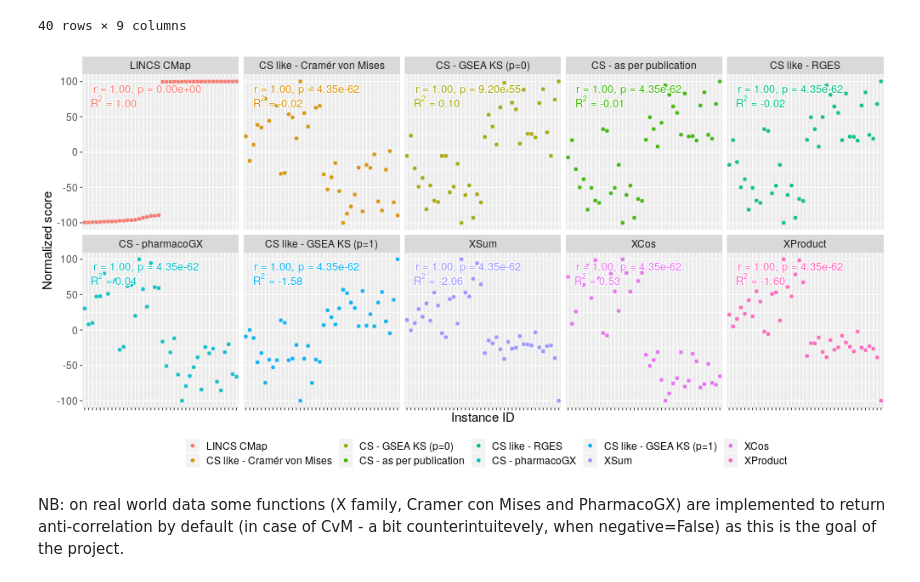
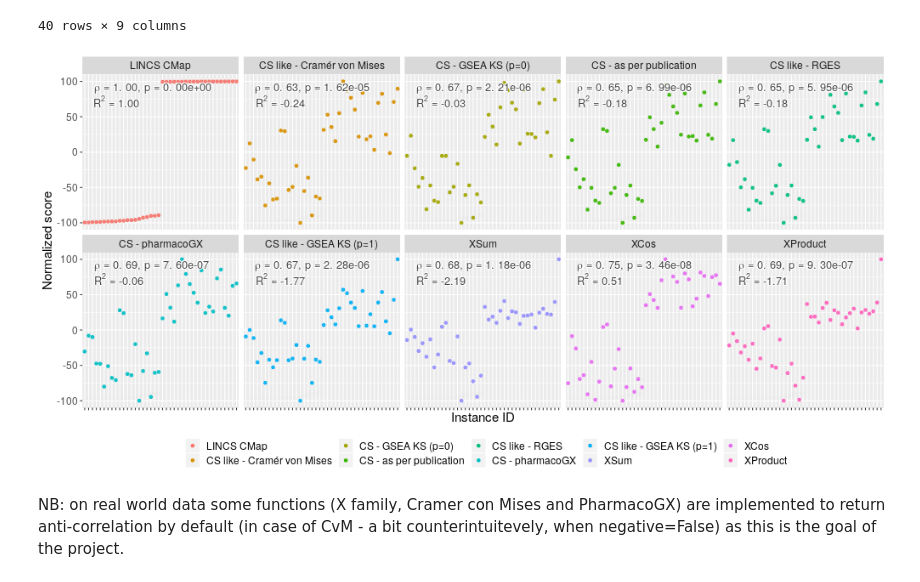
Before and after one commit to krassowski/drug-disease-profile-matching, a Jupyter notebook: notebooks/Connectivity_score_validation.ipynb, the cells around one changed output. Saved outputs shown, nothing was run; the diff lists cells and outputs as text; code cells hidden in the pictures.

Commit message:
Update the CS validation plots
fixes wrongly calculated statistics (incorrect sorting)
and poorly readable text (non-contrasting colors)

```diff
--- a/notebooks/Connectivity_score_validation.ipynb
+++ b/notebooks/Connectivity_score_validation.ipynb
@@ -237,11 +237,12 @@ from sklearn.metrics import r2_score
 from helpers import first
 
 def compare_with_reference(functions_results, reference_scores, reference_name):
+    reference_scores.index = reference_scores.index.astype(str)
     functions_results = {reference_name: reference_scores, **functions_results}
 
     stats = {
         function_name: {
-            name: stat(scores, reference_scores)
+            name: stat(scores, reference_scores.loc[scores.index])
             for name, stat in [('r2', r2_score), ('spearman', spearmanr)]
         }
         for function_name, scores in functions_results.items()
@@ -251,7 +252,7 @@ def compare_with_reference(functions_results, reference_scores, reference_name):
         scores.to_frame().assign(
             type=name,
             spearman=(
-                f'r = {stats[name]["spearman"].correlation:.2f}, '
+                f'$\\rho$ = {stats[name]["spearman"].correlation:.2f}, '
                 f'p = {stats[name]["spearman"].pvalue:.2e}'
             ),
             r2='$R^{2}$ = ' + f"${stats[name]['r2']:.2f}$"
@@ -652,6 +658,10 @@ DataFrame(lincs_results)
 | ccsbBroad304_07288 | -24.827672 | 27.971656 | 24.442941 | 24.397594 | -31.332574 | ... |
 | ccsbBroad304_09354 | -12.290184 | 23.237314 | 16.968170 | 16.918337 | 7.983628 | ... |
 40 rows × 9 columns
+# %%
+to_flip = ['XProduct', 'XCos', 'XSum', 'CS - pharmacoGX', 'CS like - Cramér von Mises']
+for key in to_flip:
+    lincs_results[key] = -lincs_results[key]
 # %%
 data_lincs = compare_with_reference(
     lincs_results,
@@ -667,33 +677,39 @@ annotations_lincs = data_lincs[['r2', 'spearman', 'type']].drop_duplicates()
 data_lincs.to_csv('connectivity_score_lincs_correlation_validation.csv')
 # %%
 %%R -i data_lincs -w 1000 -i annotations_lincs -h 500
+annotations_lincs$spearman = lapply(annotations_lincs$spearman, TeX, 'character')
 annotations_lincs$r2 = lapply(annotations_lincs$r2, TeX, 'character')
 g = (
     ggplot(data_lincs, aes(y=score, x=instance_id, color=type))
     + facet_wrap(type ~ ., ncol=5)
     + geom_point(alpha=0.9)
     + geom_point(data=data_lincs[data_lincs$type == 'LINCS CMap', c('instance_id', 'score')], color='black', alpha=0.0065)
     + shadowtext::geom_shadowtext(
         data=annotations_lincs, aes(x=-Inf, y=90, label=spearman),
-        hjust=-0.1, parse=F, size=4.5, show.legend=F, bg.r=0.1, bg.colour='white')
+        hjust=-0.1, parse=T, size=4.5, show.legend=F, bg.r=0.1, bg.colour='white',
+        color='#444444'
+    )
     + shadowtext::geom_shadowtext(
         data=annotations_lincs, aes(x=-Inf, y=72, label=r2),
-        hjust=-0.19, parse=T, size=4.5, show.legend=F, bg.r=0.1, bg.colour='white')
+        hjust=-0.24, parse=T, size=4.5, show.legend=F, bg.r=0.1, bg.colour='white',
+        color='#444444'
+    )
     + theme(axis.text.x = element_blank(), legend.position='bottom', legend.box='horizontal', text=element_text(size=15))
     + xlab('Instance ID')
     + ylab('Normalized score')
     + guides(
         color=guide_legend(
             override.aes=list(alpha=1),
             title=''
         )
     )
     + scale_color_discrete()
 )
-ggsave(file="connectivity_score_lincs_correlation_validation.svg", plot=g, width=11, height=6)
+ggsave(file="connectivity_score_lincs_correlation_validation.svg", plot=g, width=15, height=7.5)
+ggsave(file="connectivity_score_lincs_correlation_validation.png", plot=g, width=15, height=7.5)
 g
 # %% [output]
-[figure, old version]
+[figure, new version]
 # %% [markdown]
 NB: on real world data some functions (X family, Cramer con Mises and PharmacoGX) are implemented to return anti-correlation by default (in case of CvM - a bit counterintuitevely, when negative=False) as this is the goal of the project.
 # %% [markdown]
```
Also changed, not shown: parts of 2 cells of this notebook.
